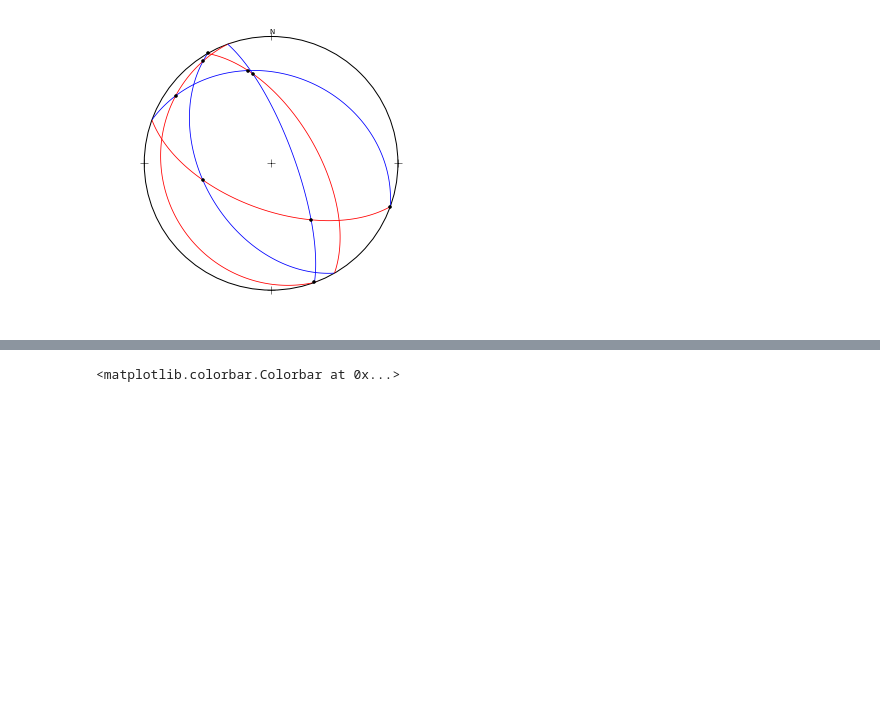
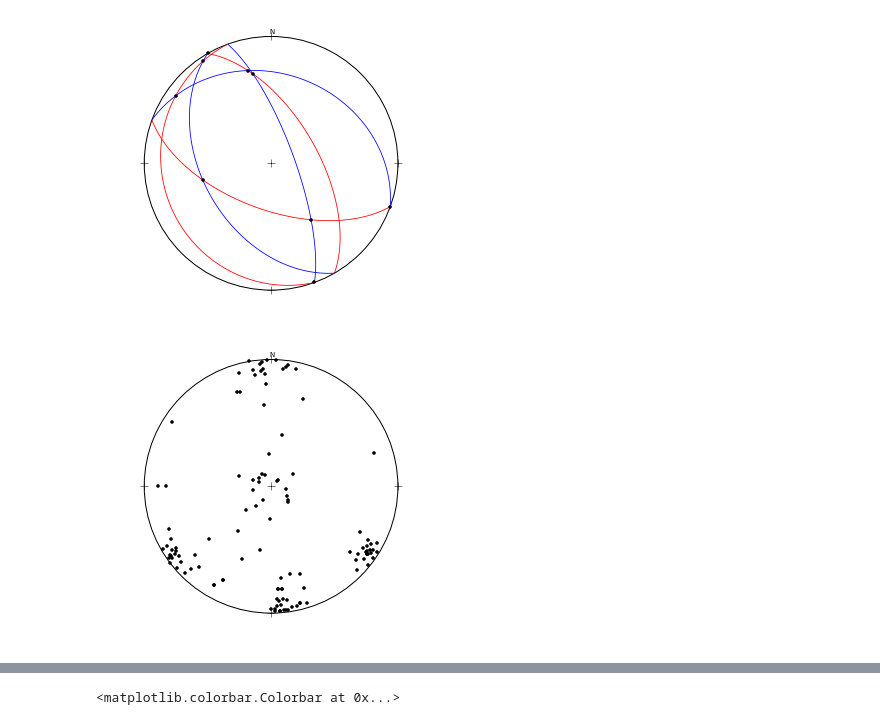
Before and after one commit to endarthur/autti, a Jupyter notebook: auttitude_testing.ipynb, the cells around one changed output, grey strips where cells are left out. Cells and saved outputs as stored; diff of their text form; code cells hidden in the pictures; blank space fills up the shorter version.

Commit message:
Implemented translation of attitudes at conversion
Added attitude translation and an example to the notebook (fractures.txt).

```diff
--- a/auttitude_testing.ipynb
+++ b/auttitude_testing.ipynb
@@ -74,5 +88,18 @@ plot.plot_circles(data_lines.great_circle(), color='b')
 plot.plot_poles(data_planes.intersection(data_lines))
 # %% [output]
 [figure]
+# %%
+import csv
+with open("fractures.txt", "rb") as csvfile:
+    data_reader = csv.reader(csvfile, delimiter=" ")
+    translated_data = [at.translate_attitude(direction, dip, strike=True) for (direction, dip) in data_reader]
+    data_fractures = at.PlaneData(at.dcos_plane(translated_data))
+
+fig, ax = plt.subplots(figsize=(5, 5))
+plot = at.ProjectionPlot(ax)
+plot.clear_diagram()
+plot.plot_poles(data_fractures)
+# %% [output]
+[figure, added]
 # %%
 data = at.PlaneData(at.dcos_plane(np.loadtxt("tocher.txt")))
```
Also changed, not shown: parts of 7 cells of this notebook, 3 other files.
